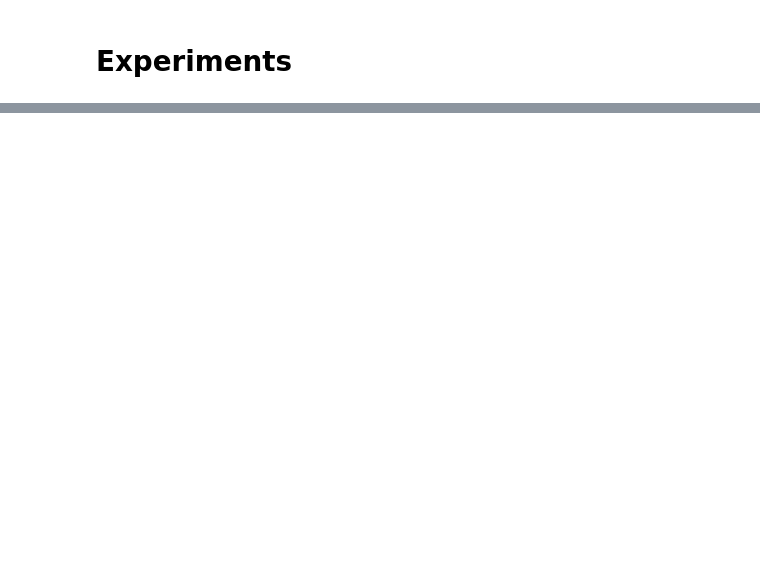
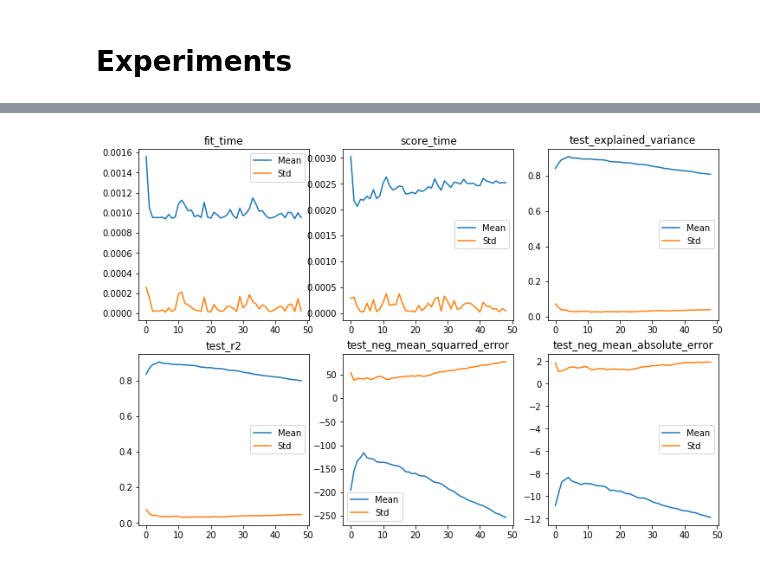
Before and after one commit to mohsan93/MLSS19, a Jupyter notebook: tennis.ipynb, the cells around one changed output, grey strips where cells are left out. Cells and saved outputs as stored; diff of their text form; code cells hidden in the pictures; blank space fills up the shorter version.

```diff
--- a/tennis.ipynb
+++ b/tennis.ipynb
@@ -163,0 +272,4 @@ original_results
+# %%
+original_results_knreg = knreg_experiment(Xdata_nona, Ydata_nona, n_stop=50)
+# %% [output]
+[figure, added]
```
Also changed, not shown: parts of 22 cells of this notebook.
